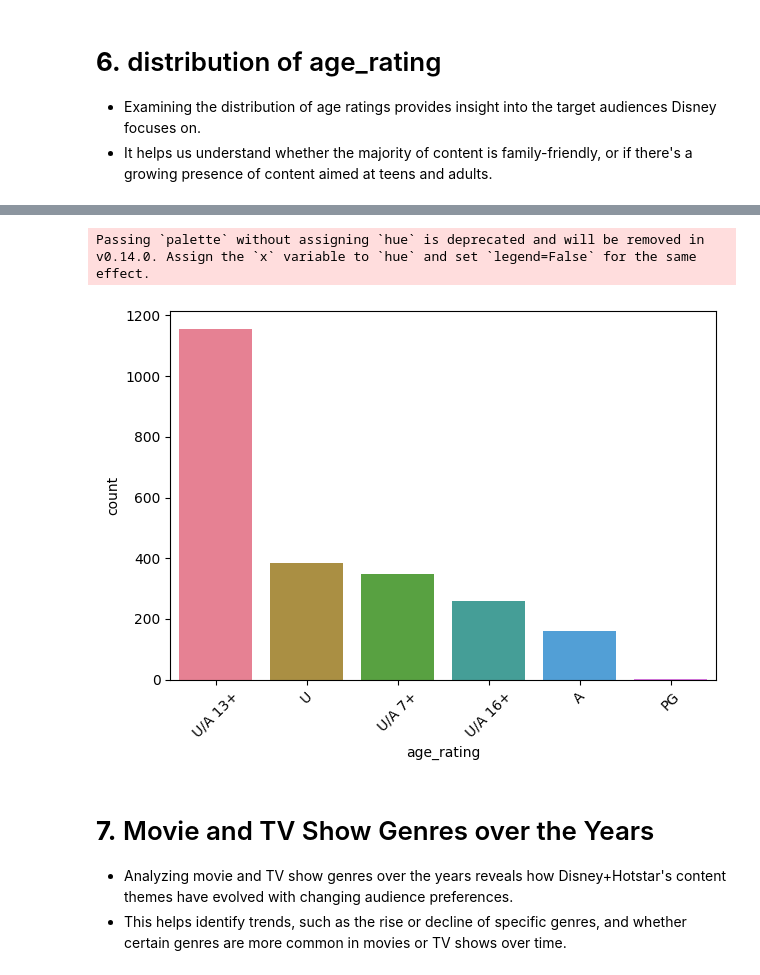
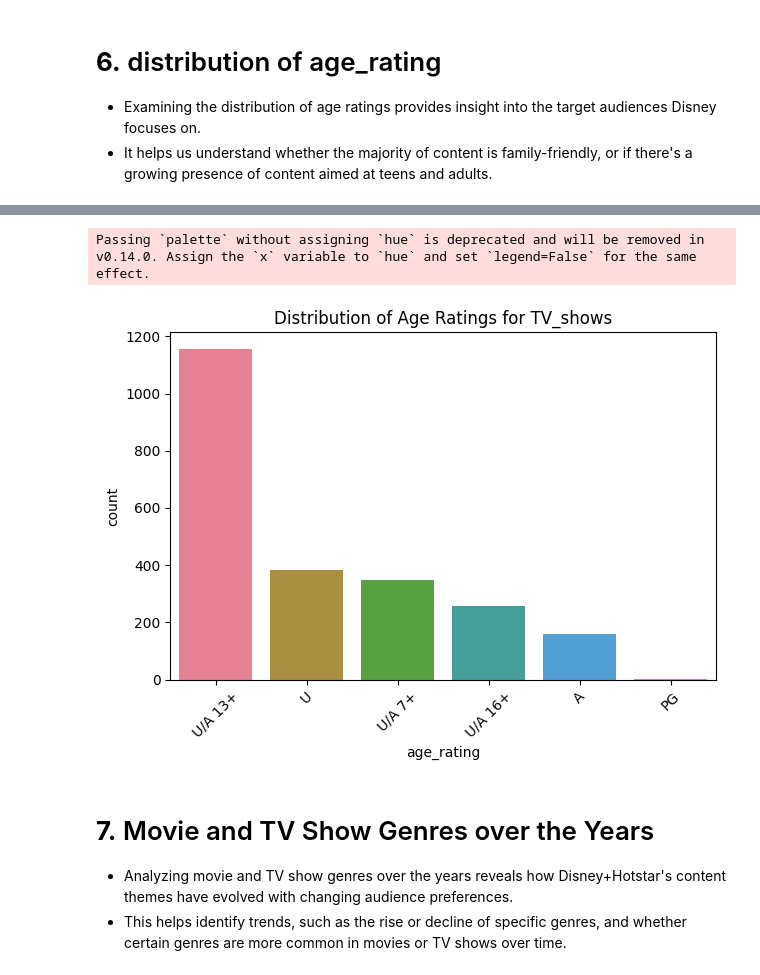
Before and after one commit to kaniz789/Tv-Movie-Catalog-on-Disney-Hotstar, a Jupyter notebook: TV_&_Movie_dataset.ipynb, the cells around one changed output, grey strips where cells are left out. Saved outputs shown, nothing was run; the diff lists cells and outputs as text; code cells hidden in the pictures.

```diff
--- a/TV_&_Movie_dataset.ipynb
+++ b/TV_&_Movie_dataset.ipynb
@@ -445,13 +472,14 @@ Passing `palette` without assigning `hue` is deprecated and will be removed in v
 # %%
 data = tv_shows['age_rating'].value_counts()
 colors = sns.color_palette('husl', len(data))
+plt.title('Distribution of Age Ratings for TV_shows')
 sns.barplot(x=data.index, y=data, palette=colors)
 plt.xticks(rotation=45)
 plt.tight_layout()
 plt.show()
 # %% [output]
 Passing `palette` without assigning `hue` is deprecated and will be removed in v0.14.0. Assign the `x` variable to `hue` and set `legend=False` for the same effect.
-[figure, old version]
+[figure, new version]
 # %% [markdown]
 # **7.** Movie and TV Show Genres over the Years
 
```
Also changed, not shown: parts of 4 cells of this notebook.
